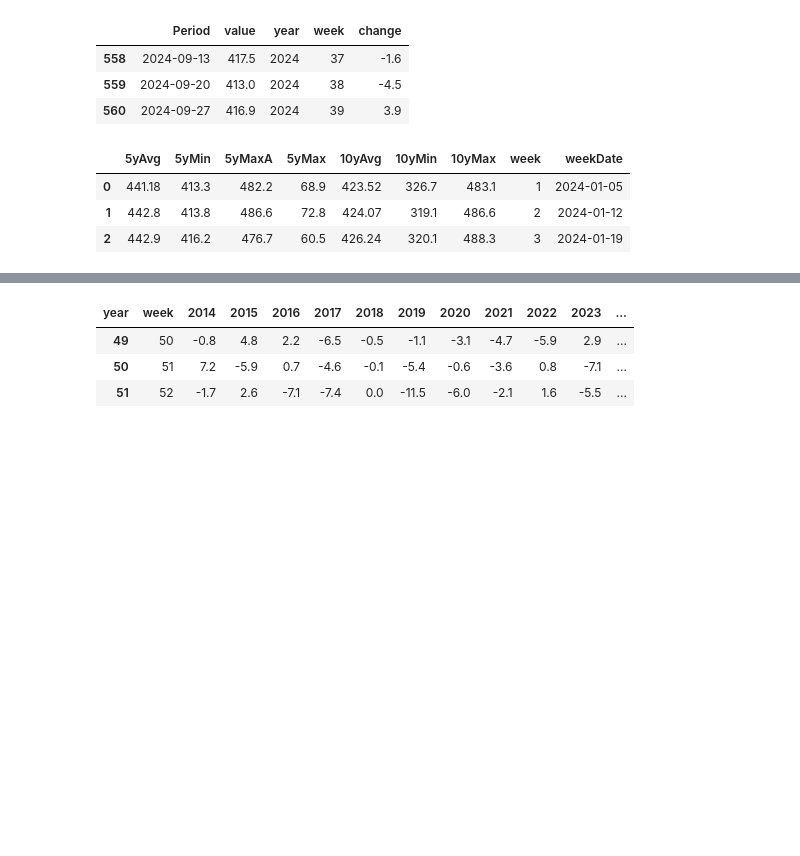
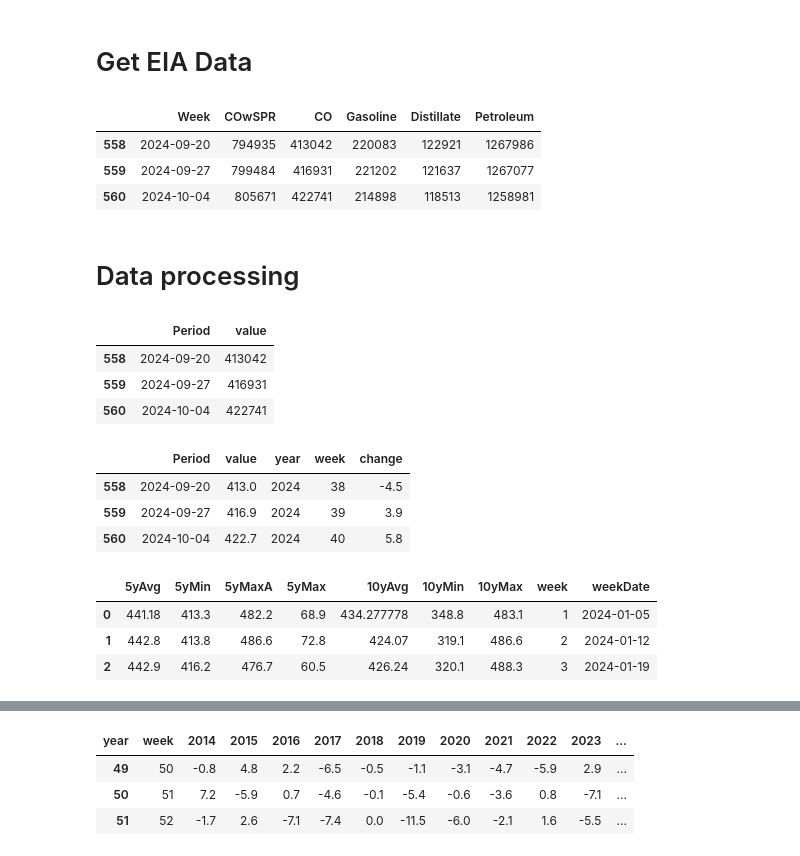
Before and after one commit to JozefSL/pyNotes, a Jupyter notebook: EIA/weeklyXlsCrudeStocksAndChanges.ipynb, the cells around one changed output, grey strips where cells are left out. Cells and saved outputs as stored; diff of their text form; code cells hidden in the pictures; blank space fills up the shorter version.

```diff
--- a/EIA/weeklyXlsCrudeStocksAndChanges.ipynb
+++ b/EIA/weeklyXlsCrudeStocksAndChanges.ipynb
@@ -16,17 +10,40 @@ response = requests.get(url + 'WCESTUS1')
+# %% [markdown]
+# Get EIA Data
+# %%
+file = r"https://ir.eia.gov/wpsr/psw01.xls"
+data = pd.read_excel(file, sheet_name='Data 1', skiprows=1634, usecols=[0,1,2,4,10,19]) #index_col=0, , nrows=numRows)
+data.columns = ['Week', 'COwSPR','CO' ,'Gasoline','Distillate','Petroleum']
+#data.head(4)
+# %%
+data.tail(3)
+# %% [output]
+|  | Week | COwSPR | CO | Gasoline | Distillate | Petroleum |
+| 558 | 2024-09-20 | 794935 | 413042 | 220083 | 122921 | 1267986 |
+| 559 | 2024-09-27 | 799484 | 416931 | 221202 | 121637 | 1267077 |
+| 560 | 2024-10-04 | 805671 | 422741 | 214898 | 118513 | 1258981 |
+# %% [markdown]
+# Data processing
+# %%
+df = data[['Week','CO']].copy()
+df.columns = ['Period', 'value']
+df.tail(3)
+# %% [output]
+|  | Period | value |
+| 558 | 2024-09-20 | 413042 |
+| 559 | 2024-09-27 | 416931 |
+| 560 | 2024-10-04 | 422741 |
 # %%
-df = pd.DataFrame(response.json().get('response').get('data'))[['period','value']]
-df.columns = ['Period', 'value']
 df['Period'] = df['Period'].apply(pd.to_datetime)
 df.value = (df.value.astype('Int64')/1000).round(1) #.astype('Int64')
 df['year'] = df['Period'].dt.year
 df['week'] = df['Period'].dt.isocalendar().week
 df['change'] = df['value'] - df['value'].shift(1)
 df.tail(3)
 # %% [output]
 |  | Period | value | year | week | change |
-| 558 | 2024-09-13 | 417.5 | 2024 | 37 | -1.6 |
-| 559 | 2024-09-20 | 413.0 | 2024 | 38 | -4.5 |
-| 560 | 2024-09-27 | 416.9 | 2024 | 39 | 3.9 |
+| 558 | 2024-09-20 | 413.0 | 2024 | 38 | -4.5 |
+| 559 | 2024-09-27 | 416.9 | 2024 | 39 | 3.9 |
+| 560 | 2024-10-04 | 422.7 | 2024 | 40 | 5.8 |
 # %%
 ty = df.year.iloc[-1]
 ly = ty-1
@@ -50,7 +67,7 @@ dfAA['weekDate'] = pd.to_datetime(str(pd.Timestamp.now().year)+dfAA['week'].asty
 dfAA.head(3)
 # %% [output]
 |  | 5yAvg | 5yMin | 5yMaxA | 5yMax | 10yAvg | 10yMin | 10yMax | week | weekDate |
-| 0 | 441.18 | 413.3 | 482.2 | 68.9 | 423.52 | 326.7 | 483.1 | 1 | 2024-01-05 |
+| 0 | 441.18 | 413.3 | 482.2 | 68.9 | 434.277778 | 348.8 | 483.1 | 1 | 2024-01-05 |
 | 1 | 442.8 | 413.8 | 486.6 | 72.8 | 424.07 | 319.1 | 486.6 | 2 | 2024-01-12 |
 | 2 | 442.9 | 416.2 | 476.7 | 60.5 | 426.24 | 320.1 | 488.3 | 3 | 2024-01-19 |
 # %%
```
Also changed, not shown: parts of 19 cells of this notebook.
